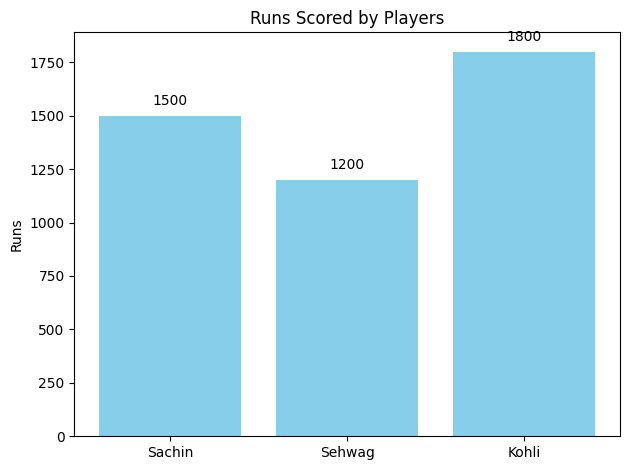
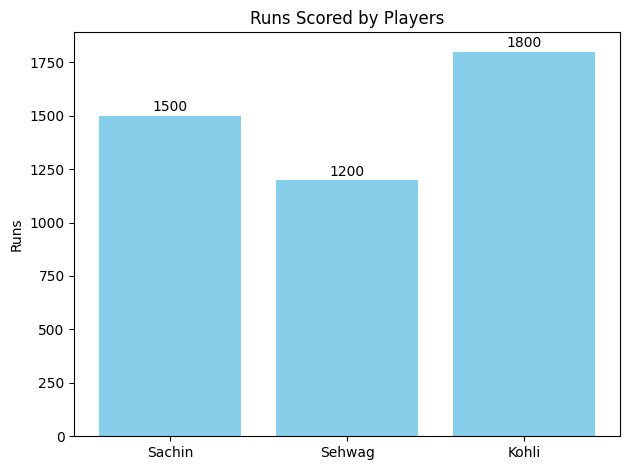
Code edit (unified diff) that turned the first committed figure into the second:
--- before
+++ after
@@ -8,5 +8,5 @@
 # Add labels on top of bars
 for i in range(len(players)):
-    plt.text(i, runs[i] + 50, str(runs[i]), ha='center')
+    plt.text(i, runs[i] + 20, str(runs[i]), ha='center')
 
 plt.ylabel("Runs")

Commit: Implement code changes to enhance functionality and improve performance